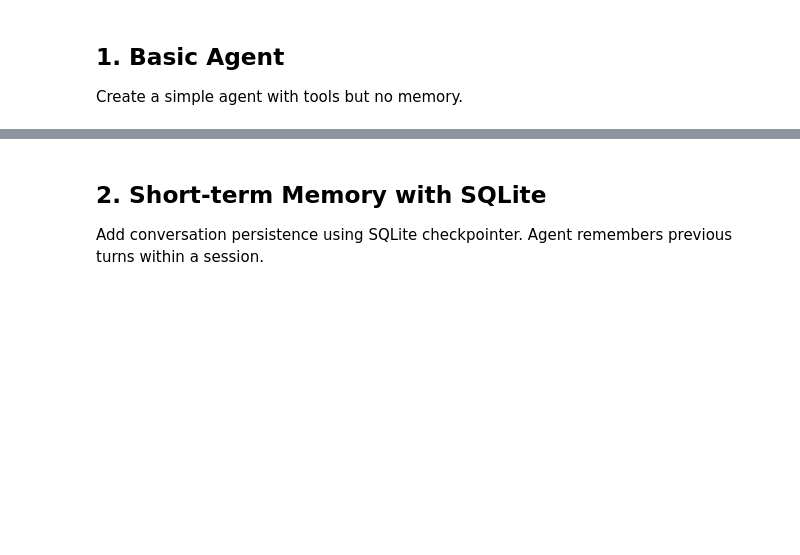
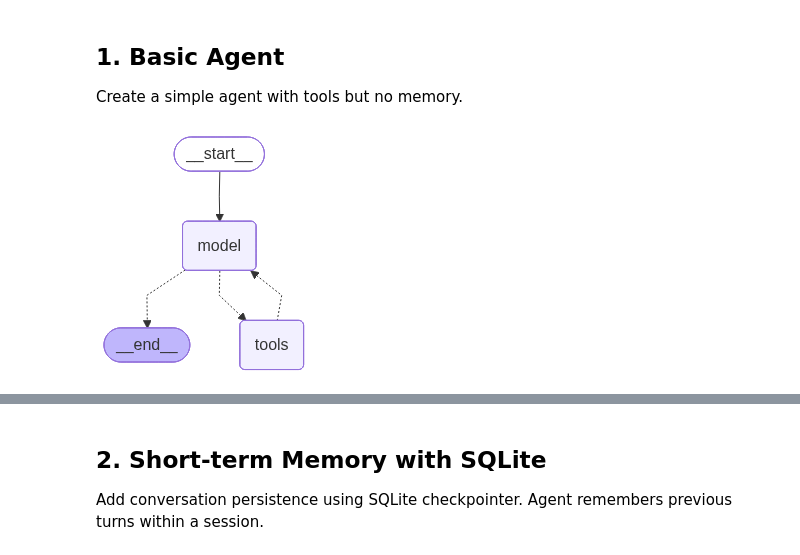
Before and after one commit to laxmimerit/Multi-Agent-Deep-RAG, a Jupyter notebook: 04 Langchain Agents Bootcamp.ipynb, the cells around one changed output, grey strips where cells are left out. Drawn from its saved outputs; the diff is of its cells as text; code cells hidden in the pictures; blank space fills up the shorter version.

Commit message:
agent bootcamp is done

```diff
--- a/04 Langchain Agents Bootcamp.ipynb
+++ b/04 Langchain Agents Bootcamp.ipynb
@@ -33,16 +35,14 @@ Provide data-driven analysis with clear insights."""
+# %%
+system_prompt = "You are a financial analyst specializing in tech stocks.\nProvide data-driven analysis with clear insights. you have access to web_search tools and get_weather tools."
 # %% [markdown]
 ## 1. Basic Agent
 
 Create a simple agent with tools but no memory.
 # %%
-agent = create_agent(
-    model=model,
-    tools=[base_tools.web_search, base_tools.get_weather],
-    system_prompt=system_prompt
-)
+agent = create_agent(model=model,
+                     tools=[base_tools.web_search, base_tools.get_weather],
+                     system_prompt=system_prompt)
 
-response = agent.invoke({
-    "messages": [HumanMessage("What's Apple's current stock price?")]
-})
-
-print(response["messages"][-1].text)
+agent
+# %% [output]
+[figure, added]
```
Also changed, not shown: parts of 64 cells of this notebook, 1 other file.
